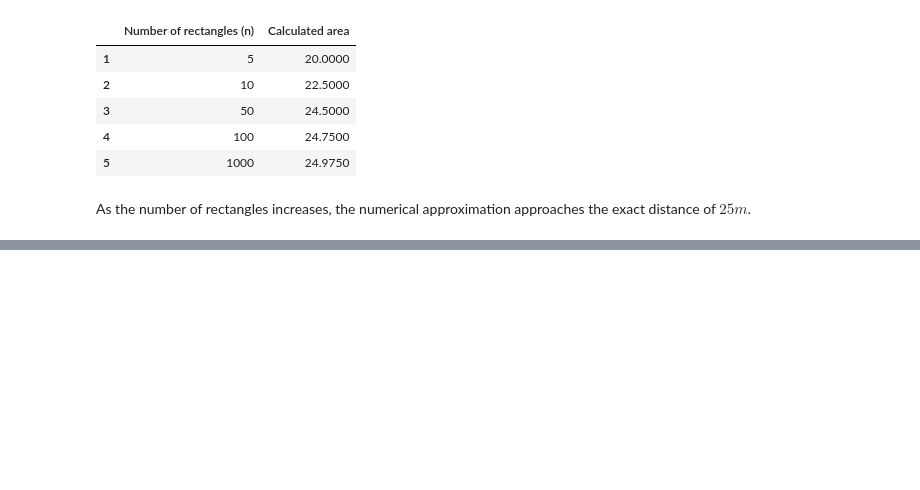
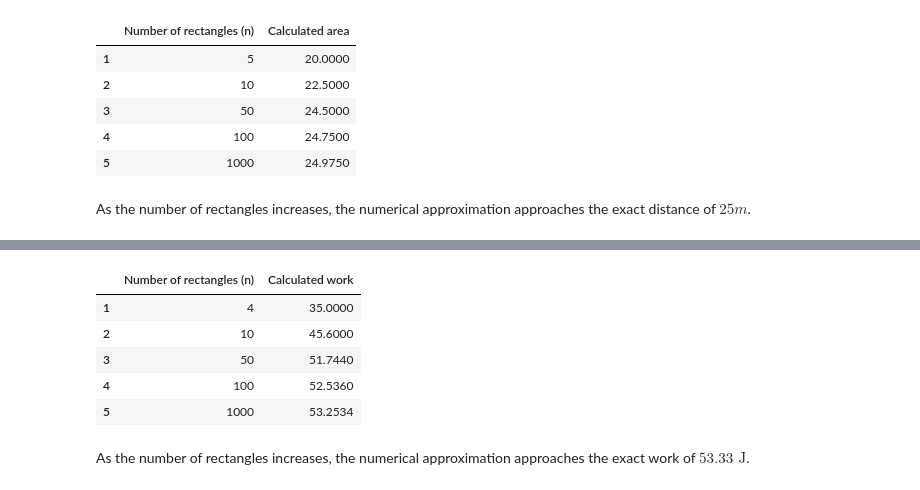
Before and after one commit to Edgybug/integrals-course-project, a Jupyter notebook: course_project.ipynb, the cells around one changed output, grey strips where cells are left out. Drawn from its saved outputs; the diff is of its cells as text; code cells hidden in the pictures; blank space fills up the shorter version.

```diff
--- a/course_project.ipynb
+++ b/course_project.ipynb
@@ -620,0 +699,28 @@ $$ \int_a^b f(x)dx = \lim\limits_{n\rightarrow\infty} \sum\limits_{i=1}^{n} f(x_
+# %%
+def force(x):
+    return 20 * x ** 2
+
+work_n_4 = si.integrate(force, 0, 2, 4)
+work_n_10 = si.integrate(force, 0, 2, 10)
+work_n_50 = si.integrate(force, 0, 2, 50)
+work_n_100 = si.integrate(force, 0, 2, 100)
+work_n_1000 = si.integrate(force, 0, 2, 1000)
+
+data = {
+    "Number of rectangles (n)": [4, 10, 50, 100, 1000],
+    "Calculated work": [work_n_4, work_n_10, work_n_50, work_n_100, work_n_1000]
+}
+df = pd.DataFrame(data)
+
+df.index = df.index + 1
+
+df.style.format({"Calculated work": "{:.4f}"})
+# %% [output]
+|  | Number of rectangles (n) | Calculated work |
+| 1 | 4 | 35.0000 |
+| 2 | 10 | 45.6000 |
+| 3 | 50 | 51.7440 |
+| 4 | 100 | 52.5360 |
+| 5 | 1000 | 53.2534 |
+# %% [markdown]
+As the number of rectangles increases, the numerical approximation approaches the exact work of $53.33 \text{ J}$.
```
Also changed, not shown: parts of 7 cells of this notebook.
